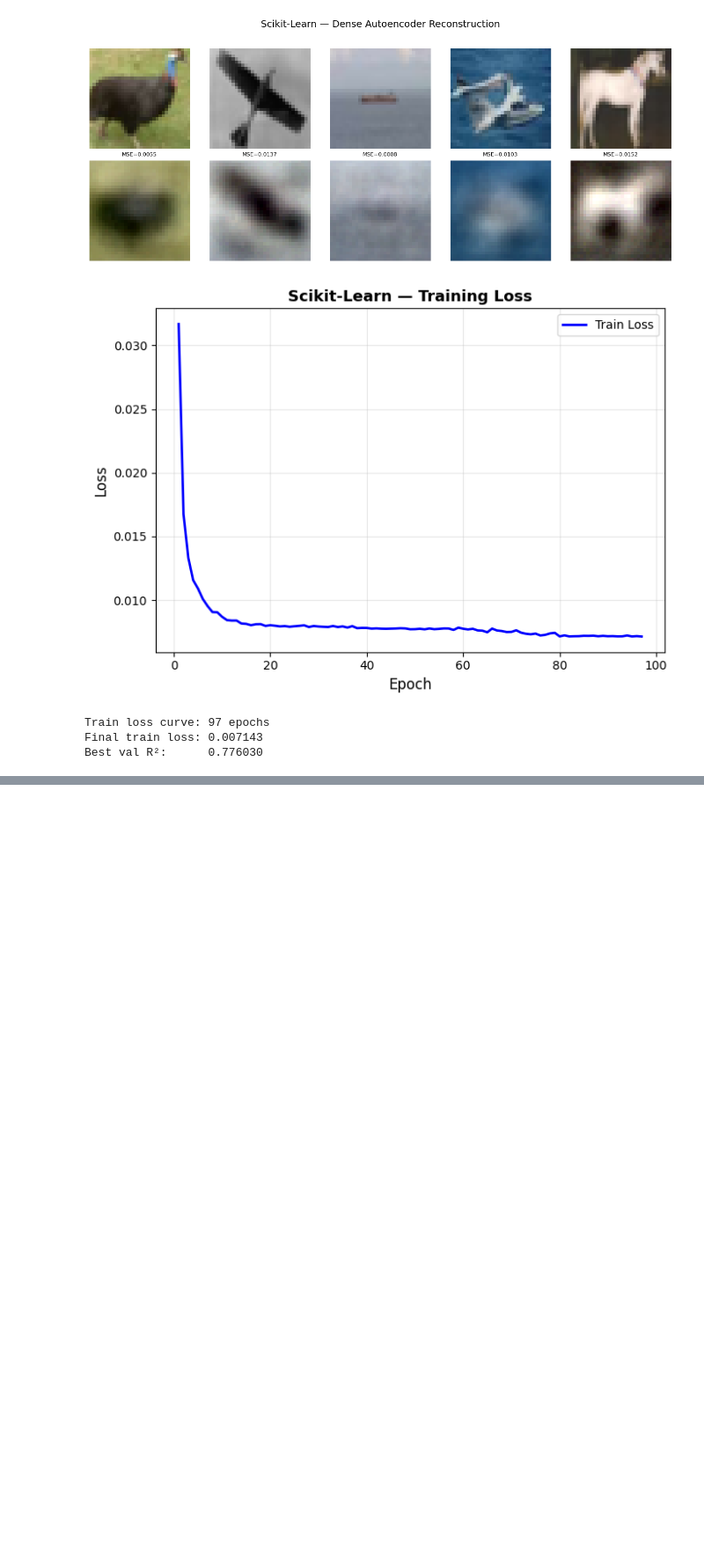
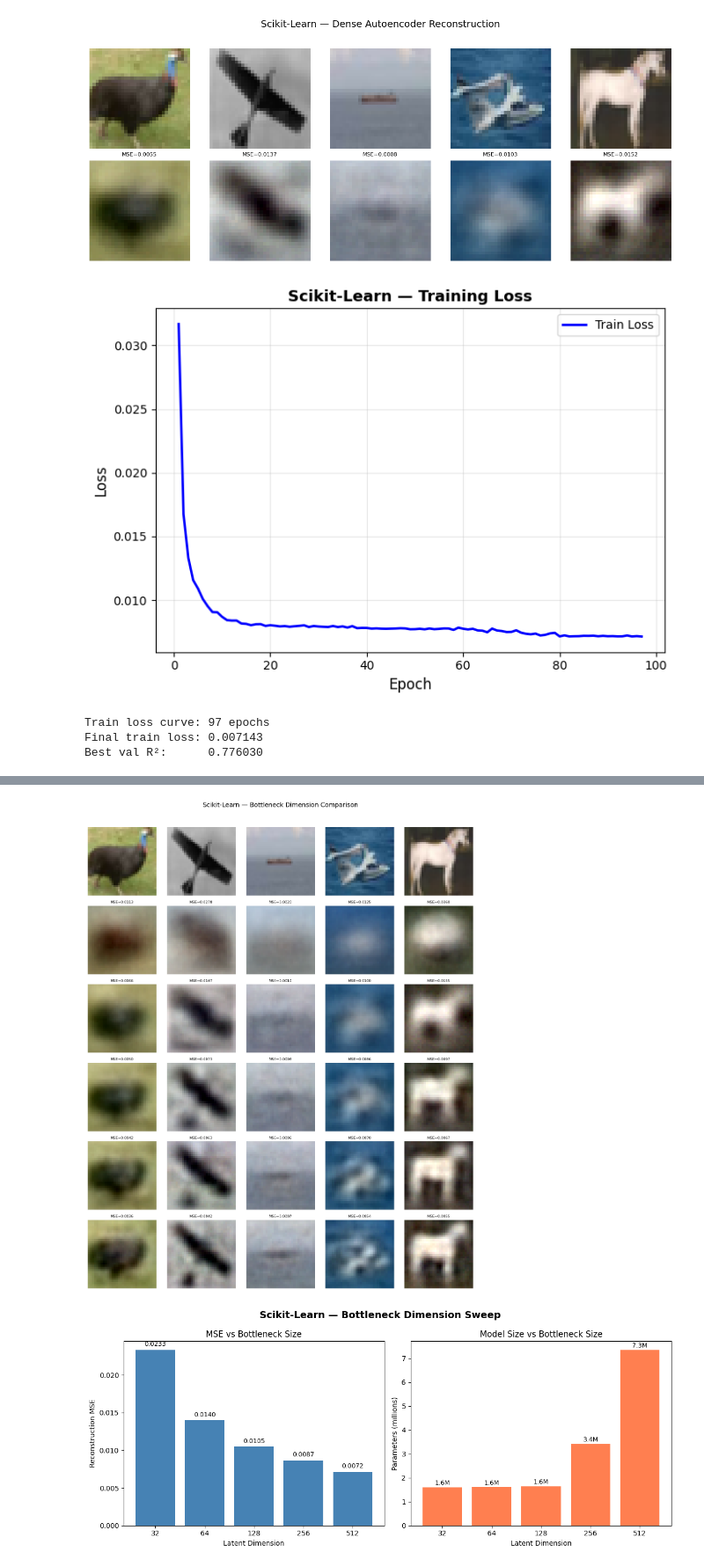
Before and after one commit to GoudyMT/ml-framework-comparison, a Jupyter notebook: Scikit-Learn/10-autoencoders/pipeline.ipynb, the cells around one changed output, grey strips where cells are left out. Shown at 88% size. Saved outputs shown, nothing was run; the diff lists cells and outputs as text; code cells hidden in the pictures; blank space fills up the shorter version.

```diff
--- a/Scikit-Learn/10-autoencoders/pipeline.ipynb
+++ b/Scikit-Learn/10-autoencoders/pipeline.ipynb
@@ -209,0 +364,77 @@ Best val R²:      0.776030
+# %%
+# Step 6: Compare Results Across Dimensions
+"""
+Reconstruction grid comparing all bottleneck sizes side-by-side
+Bar charts for MSE and parameter count across dims
+"""
+
+print("=" * 60)
+print("[6/8] Compare Results Across Dimensions")
+print("=" * 60)
+
+# Reconstruction grid: same 5 images across all dim
+rng_viz = np.random.RandomState(RANDOM_STATE)
+viz_idx = rng_viz.choice(len(X_test), 5, replace=False)
+
+recon_dict_all = {}
+for dim, r in sweep_results.items():
+    recon_dict_all[dim] = r['recon'][viz_idx]
+
+plot_reconstruction_grid(
+    originals=X_test[viz_idx],
+    reconstructions_dict=recon_dict_all,
+    image_shape=IMAGE_SHAPE,
+    n_samples=5,
+    title='Bottleneck Dimension Comparison',
+    row_label_prefix='dim',
+    framework=FRAMEWORK,
+    save_path=f'{RESULTS_DIR}/reconstruction_sweep.png'
+)
+
+# Bar charts: MSE and params
+fig, axes = plt.subplots(1, 2, figsize=(12, 5))
+
+dims = list(sweep_results.keys())
+mses = [sweep_results[d]['mse'] for d in dims]
+params = [sweep_results[d]['n_params'] for d in dims]
+times = [sweep_results[d]['train_time'] for d in dims]
+
+# MSE bar chart
+axes[0].bar(range(len(dims)), mses, color='steelblue')
+axes[0].set_xticks(range(len(dims)))
+axes[0].set_xticklabels(dims)
+axes[0].set_xlabel('Latent Dimension')
+axes[0].set_ylabel('Reconstruction MSE')
+axes[0].set_title('MSE vs Bottleneck Size')
+for i, (d, m) in enumerate(zip(dims, mses)):
+    axes[0].text(i, m + 0.0005, f'{m:.4f}', ha='center', fontsize=9)
+
+# Parameter count bar chart
+axes[1].bar(range(len(dims)), [p / 1e6 for p in params], color='coral')
+axes[1].set_xticks(range(len(dims)))
+axes[1].set_xticklabels(dims)
+axes[1].set_xlabel('Latent Dimension')
+axes[1].set_ylabel('Parameters (millions)')
+axes[1].set_title('Model Size vs Bottleneck Size')
+for i, p in enumerate(params):
+    axes[1].text(i, p / 1e6 + 0.1, f'{p / 1e6:.1f}M', ha='center', fontsize=9)
+
+plt.suptitle(f'{FRAMEWORK} — Bottleneck Dimension Sweep', fontsize=14, fontweight='bold')
+plt.tight_layout()
+plt.savefig(f'{RESULTS_DIR}/sweep_comparison.png', dpi=150, bbox_inches='tight')
+plt.show()
+
+# Summary table with all metrics
+print(f"\n{'Dim':>6} | {'MSE':>10} | {'Params':>10} | {'Time':>8} | {'Compression':>12}")
+print(f"{'-' * 6}-+-{'-' * 10}-+-{'-' * 10}-+-{'-' * 8}-+-{'-' * 12}")
+for dim in dims:
+    r = sweep_results[dim]
+    compression = N_FEATURES / dim
+    print(f"{dim:>6} | {r['mse']:>10.6f} | {r['n_params'] / 1e6:>9.1f}M | "
+          f"{r['train_time']:>7.1f}s | {compression:>10.1f}x")
+
+print(f"\nKey insight: dim=512 wins MSE ({sweep_results[512]['mse']:.6f}) but "
+      f"dim=128 offers 24x compression at only "
+      f"{((sweep_results[128]['mse'] - sweep_results[512]['mse']) / sweep_results[512]['mse'] * 100):.1f}% "
+      f"higher MSE")
+# %% [output]
@@ -209,0 +444,2 @@ Best val R²:      0.776030
+[figure, added]
+[figure, added]
```
Also changed, not shown: parts of 6 cells of this notebook, 5 other files.
